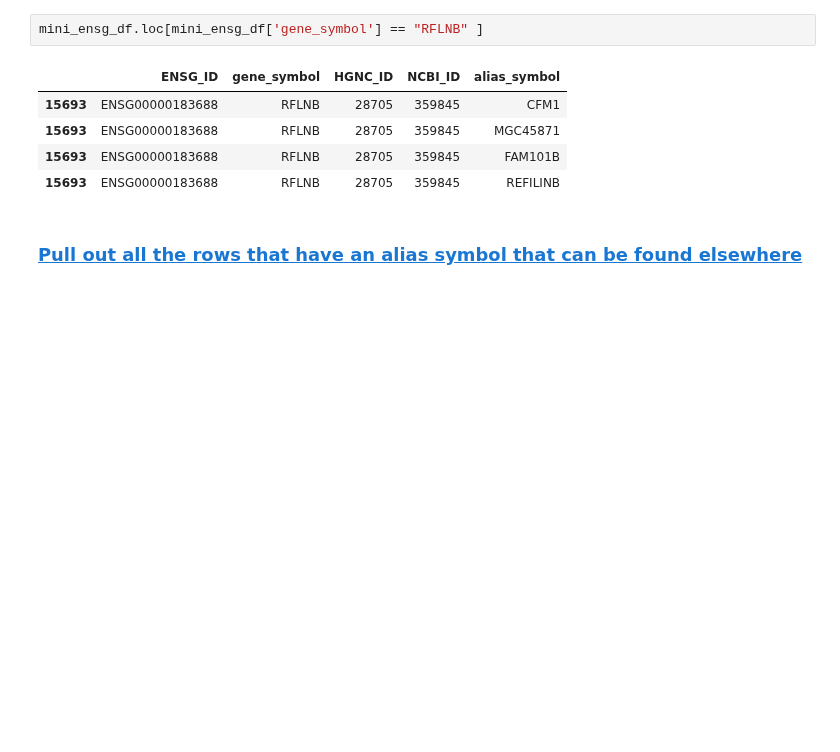
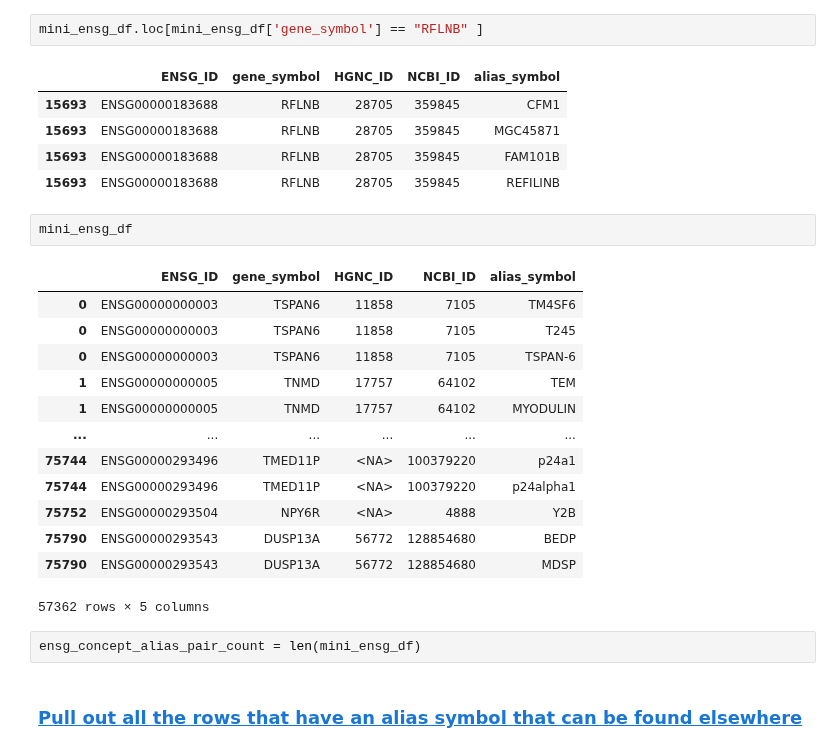
Before and after one commit to cancervariants/gene-harmony-analysis, a Jupyter notebook: alias_alias_collisions/total_alias_overlap.ipynb, the cells around one changed output. Cells and saved outputs as stored; diff of their text form; blank space fills up the shorter version.

Commit message:
concept-alias pair count added to alias-alias collision analysis nb

```diff
--- a/alias_alias_collisions/total_alias_overlap.ipynb
+++ b/alias_alias_collisions/total_alias_overlap.ipynb
@@ -198,6 +202,24 @@ mini_ensg_df.loc[mini_ensg_df['gene_symbol'] == "RFLNB" ]
 | 15693 | ENSG00000183688 | RFLNB | 28705 | 359845 | MGC45871 |
 | 15693 | ENSG00000183688 | RFLNB | 28705 | 359845 | FAM101B |
 | 15693 | ENSG00000183688 | RFLNB | 28705 | 359845 | REFILINB |
+# %%
+mini_ensg_df
+# %% [output]
+|  | ENSG_ID | gene_symbol | HGNC_ID | NCBI_ID | alias_symbol |
+| 0 | ENSG00000000003 | TSPAN6 | 11858 | 7105 | TM4SF6 |
+| 0 | ENSG00000000003 | TSPAN6 | 11858 | 7105 | T245 |
+| 0 | ENSG00000000003 | TSPAN6 | 11858 | 7105 | TSPAN-6 |
+| 1 | ENSG00000000005 | TNMD | 17757 | 64102 | TEM |
+| 1 | ENSG00000000005 | TNMD | 17757 | 64102 | MYODULIN |
+| ... | ... | ... | ... | ... | ... |
+| 75744 | ENSG00000293496 | TMED11P | <NA> | 100379220 | p24a1 |
+| 75744 | ENSG00000293496 | TMED11P | <NA> | 100379220 | p24alpha1 |
+| 75752 | ENSG00000293504 | NPY6R | <NA> | 4888 | Y2B |
+| 75790 | ENSG00000293543 | DUSP13A | 56772 | 128854680 | BEDP |
+| 75790 | ENSG00000293543 | DUSP13A | 56772 | 128854680 | MDSP |
+57362 rows × 5 columns
+# %%
+ensg_concept_alias_pair_count = len(mini_ensg_df)
 # %% [markdown]
 ### <a id='toc1_1_7_'></a>[Pull out all the rows that have an alias symbol that can be found elsewhere](#toc0_)
 # %%
```
Also changed, not shown: parts of 15 cells of this notebook.
